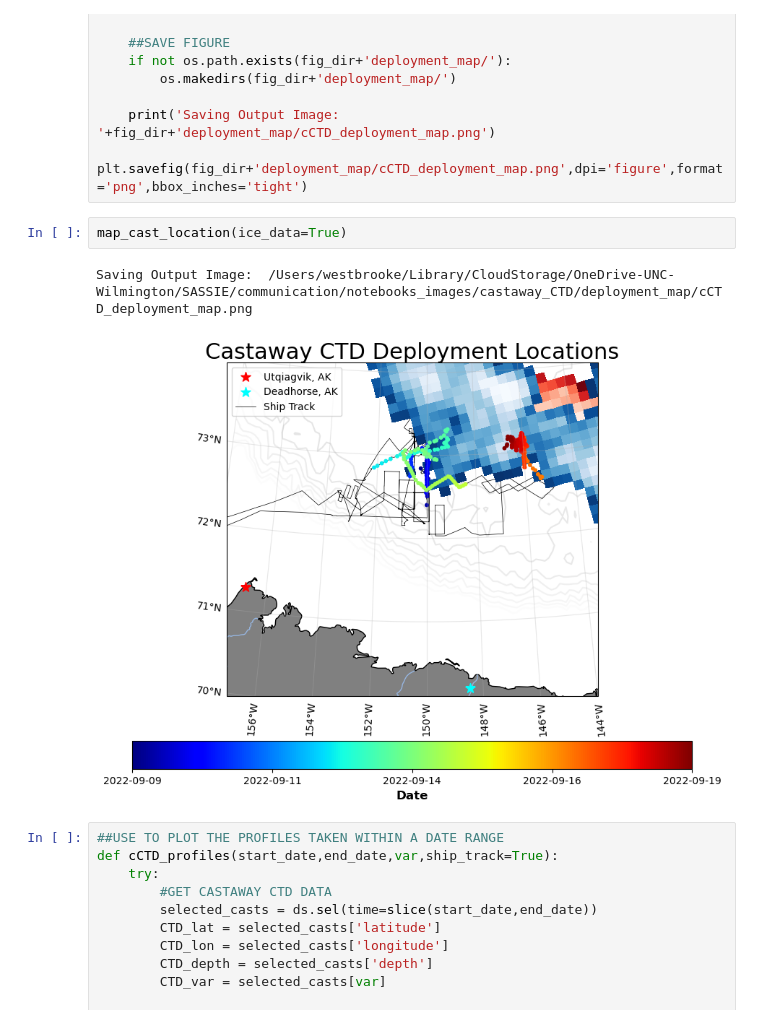
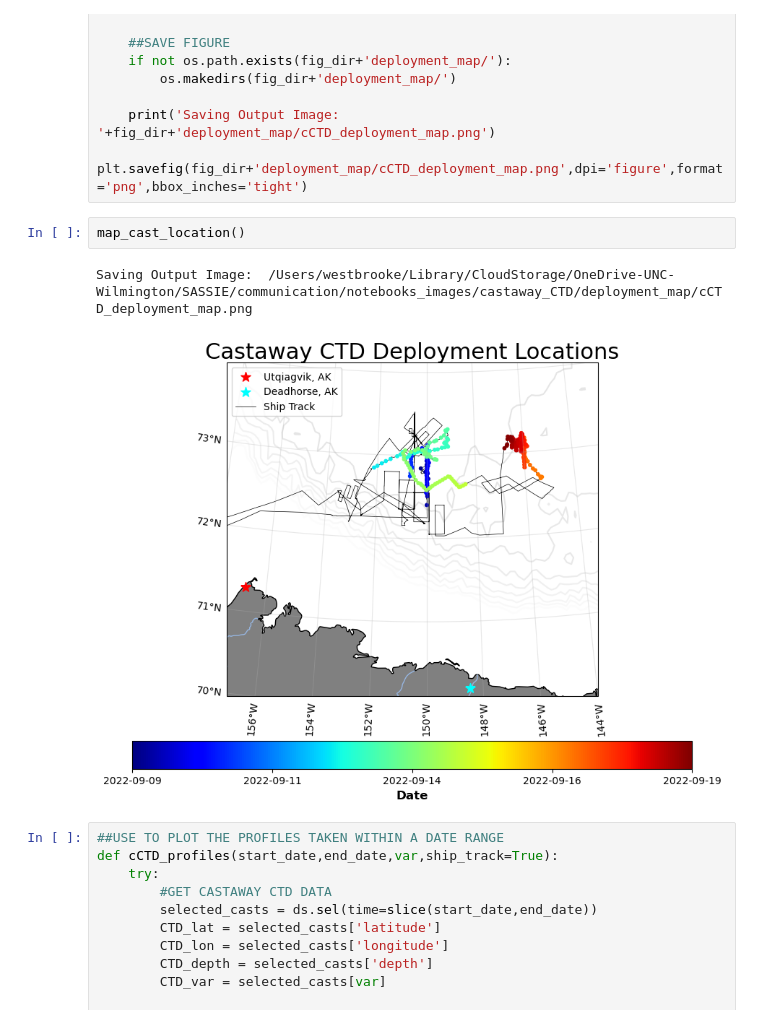
Before and after one commit to NASA-SASSIE/data-vis, a Jupyter notebook: SASSIE_castawayCTD.ipynb, the cells around one changed output. Saved outputs shown, nothing was run; the diff lists cells and outputs as text.

```diff
--- a/SASSIE_castawayCTD.ipynb
+++ b/SASSIE_castawayCTD.ipynb
@@ -212,10 +212,10 @@ def map_cast_location(ship_track=True, bathymetry_data=True,ice_data=False):
     print('Saving Output Image:  '+fig_dir+'deployment_map/cCTD_deployment_map.png')
     plt.savefig(fig_dir+'deployment_map/cCTD_deployment_map.png',dpi='figure',format='png',bbox_inches='tight')
 # %%
-map_cast_location(ice_data=True)
+map_cast_location()
 # %% [output]
 Saving Output Image:  /Users/westbrooke/Library/CloudStorage/OneDrive-UNC-Wilmington/SASSIE/communication/notebooks_images/castaway_CTD/deployment_map/cCTD_deployment_map.png
-[figure, old version]
+[figure, new version]
 # %%
 ##USE TO PLOT THE PROFILES TAKEN WITHIN A DATE RANGE
 def cCTD_profiles(start_date,end_date,var,ship_track=True):
```
Also changed, not shown: parts of 1 cell of this notebook, 7 other files.
